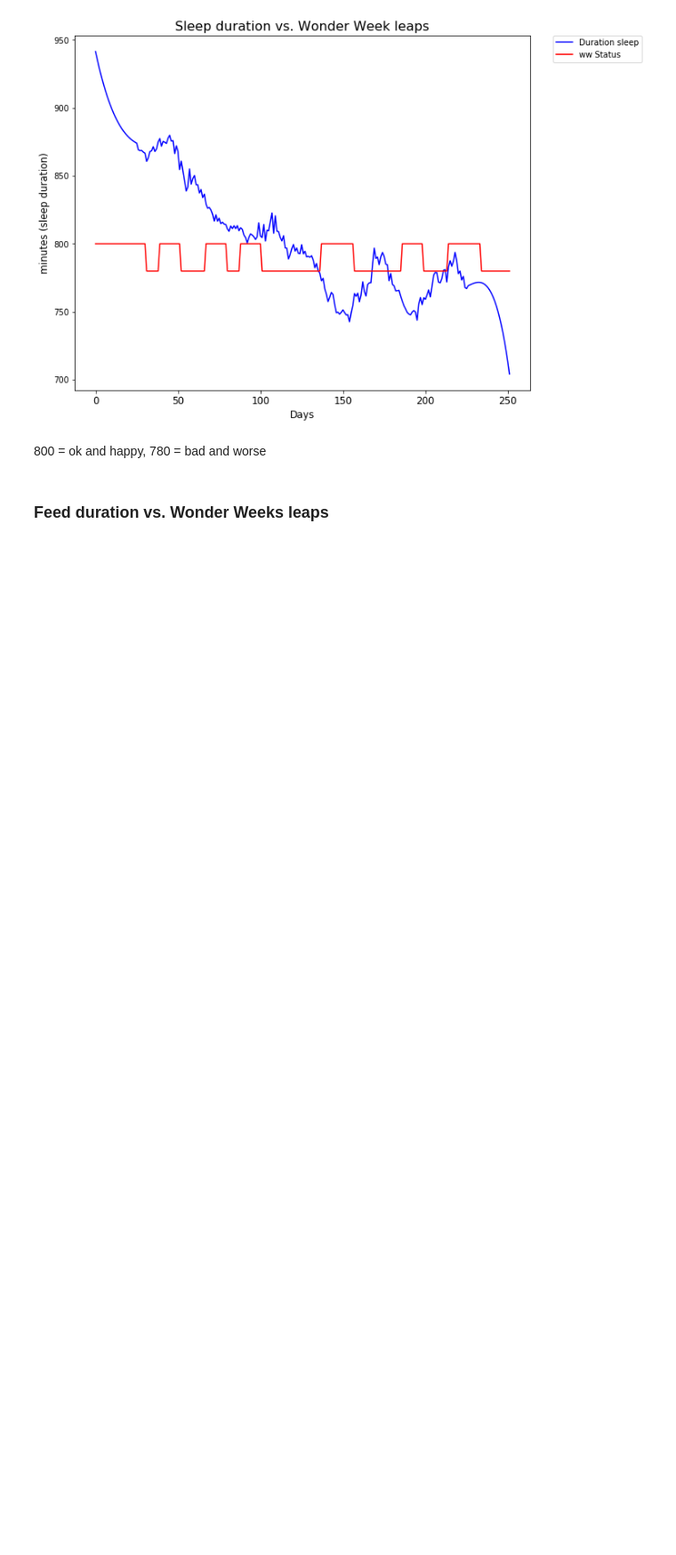
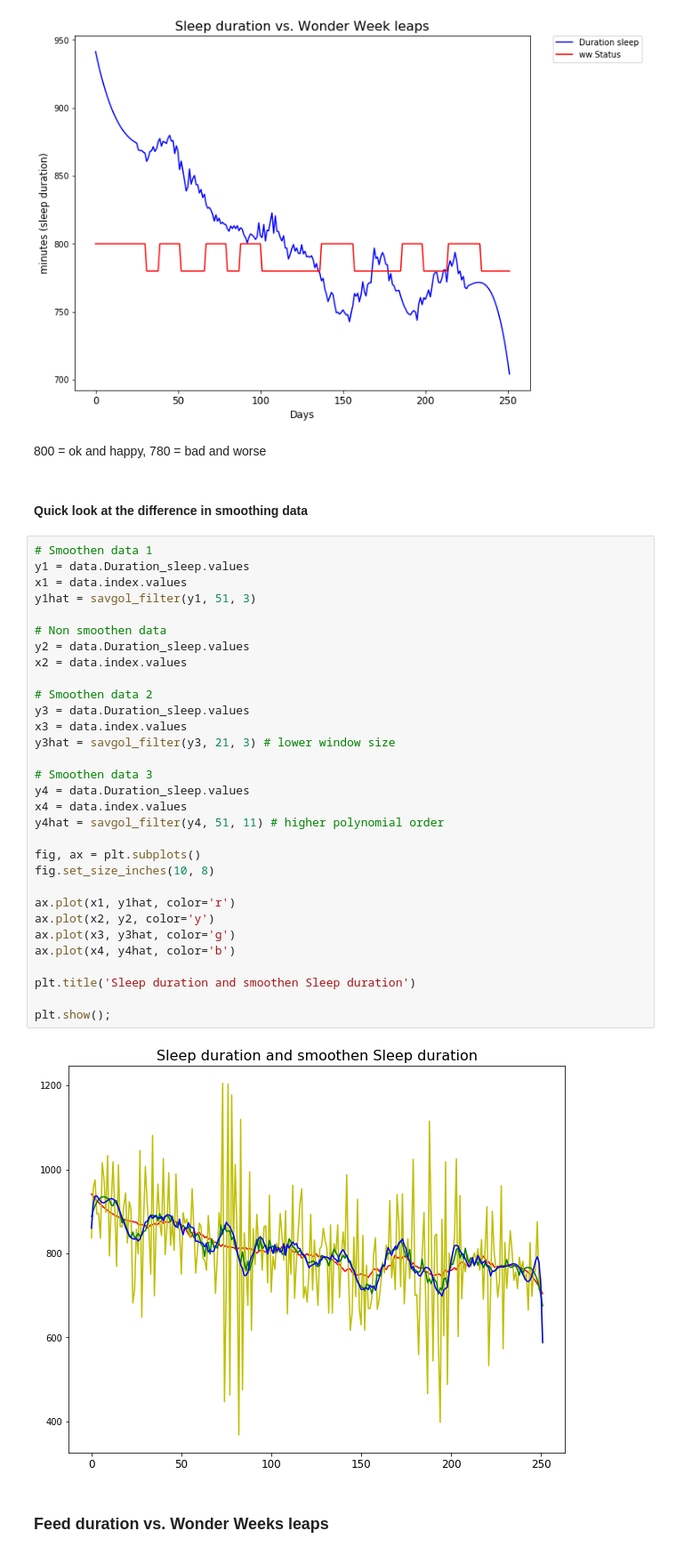
Before and after one commit to yhpf/matochsovklocka, a Jupyter notebook: data_wonderweek.ipynb, the cells around one changed output. Shown at 89% size. Drawn from its saved outputs; the diff is of its cells as text; blank space fills up the shorter version.

Commit message:
closer look at savgol_filter

```diff
--- a/data_wonderweek.ipynb
+++ b/data_wonderweek.ipynb
@@ -135,5 +135,40 @@ plt.show();
 [figure]
 # %% [markdown]
 800 = ok and happy, 780 = bad and worse
+# %% [markdown]
+#### Quick look at the difference in smoothing data
+# %%
+# Smoothen data 1
+y1 = data.Duration_sleep.values
+x1 = data.index.values
+y1hat = savgol_filter(y1, 51, 3)
+
+# Non smoothen data
+y2 = data.Duration_sleep.values
+x2 = data.index.values
+
+# Smoothen data 2
+y3 = data.Duration_sleep.values
+x3 = data.index.values
+y3hat = savgol_filter(y3, 21, 3) # lower window size
+
+# Smoothen data 3
+y4 = data.Duration_sleep.values
+x4 = data.index.values
+y4hat = savgol_filter(y4, 51, 11) # higher polynomial order
+
+fig, ax = plt.subplots()
+fig.set_size_inches(10, 8)
+
+ax.plot(x1, y1hat, color='r')
+ax.plot(x2, y2, color='y')
+ax.plot(x3, y3hat, color='g')
+ax.plot(x4, y4hat, color='b')
+
+plt.title('Sleep duration and smoothen Sleep duration')
+
+plt.show();
+# %% [output]
+[figure, added]
 # %% [markdown]
 ### Feed duration vs. Wonder Weeks leaps
```
